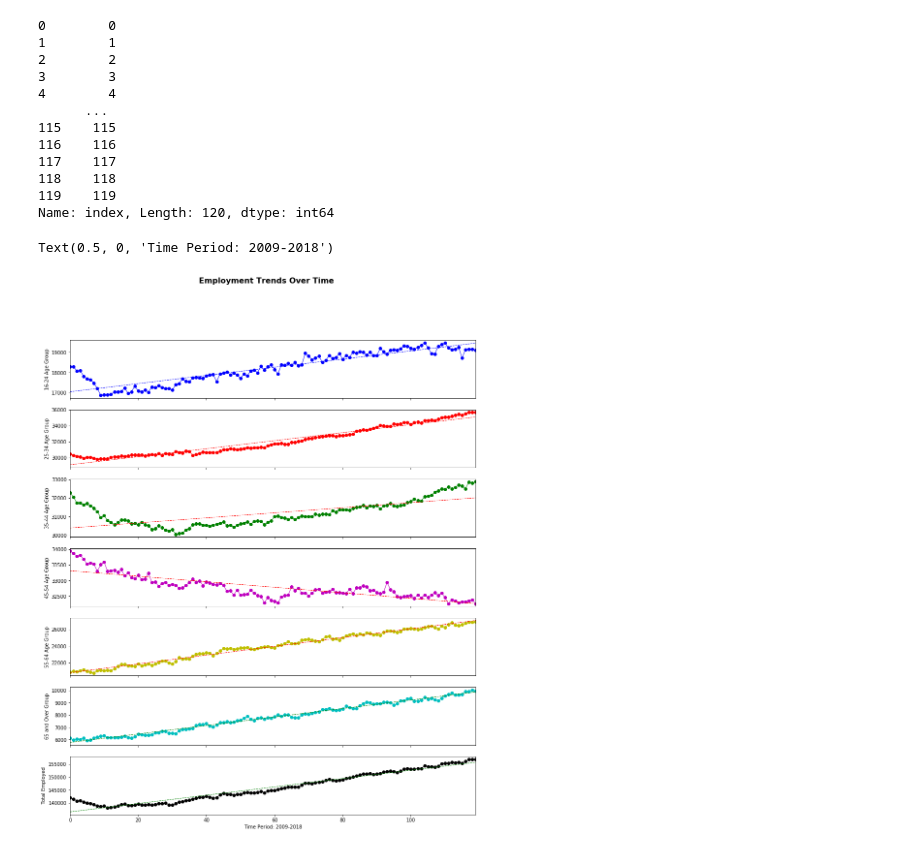
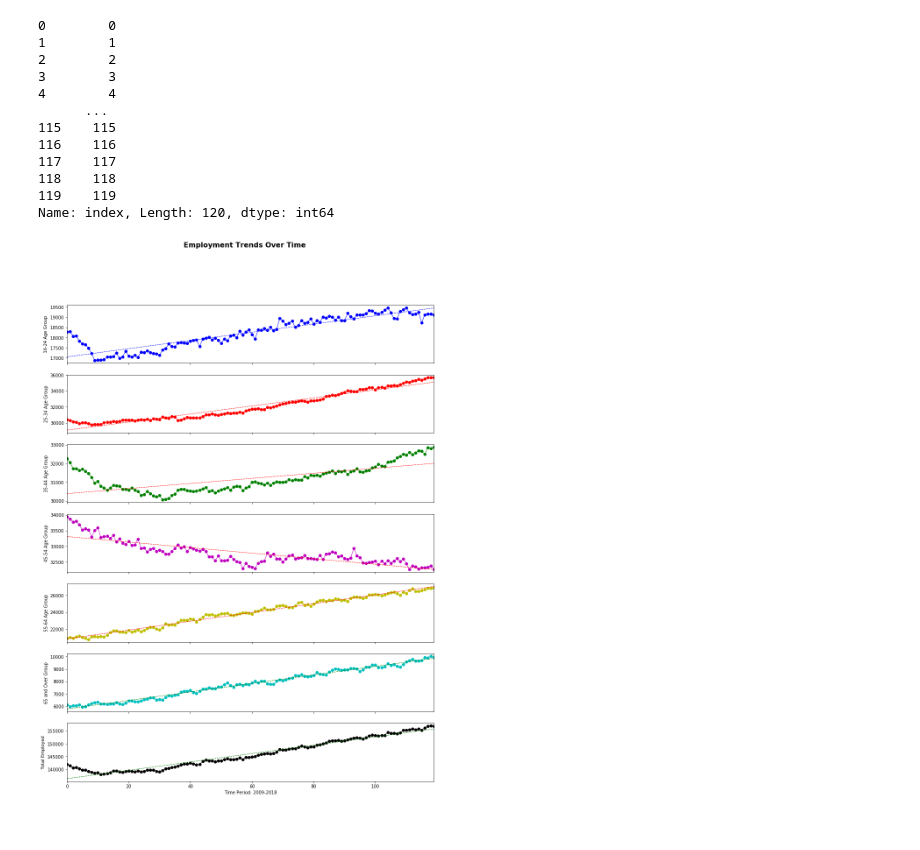
Before and after one commit to soraerae/Project-01-Employment-Data, a Jupyter notebook: job_age_csv.ipynb, the cells around one changed output. Saved outputs shown, nothing was run; the diff lists cells and outputs as text; code cells hidden in the pictures.

Commit message:
save regression charts

```diff
--- a/job_age_csv.ipynb
+++ b/job_age_csv.ipynb
@@ -380,38 +380,41 @@ g7_fit = g7_slope * time_index + g7_int
 # Plot Regression
 
 #plt.figure(figsize=(12,8))
-fig, (ax1, ax2, ax3, ax4, ax5, ax6, ax7) = plt.subplots(7, sharex=True, figsize=(15,18))
+fig, (ax1, ax2, ax3, ax4, ax5, ax6, ax7) = plt.subplots(7, sharex=True, figsize=(15,20))
 fig.suptitle("Employment Trends Over Time", fontsize=16, fontweight="bold")
 
 ax1.set_xlim(min(time_index), max(time_index))
 ax1.plot(time_index, trend_16_24, linewidth=1, marker="o", color="b")
 ax1.plot(time_index, g1_fit, "b--", linewidth=1)
 ax1.set_ylabel("16-24 Age Group")
 
 ax2.plot(time_index, trend_25_34, linewidth=1, marker="o", color="r")
 ax2.plot(time_index, g2_fit, "r--", linewidth=1)
 ax2.set_ylabel("25-34 Age Group")
 
 ax3.plot(time_index, trend_35_44, linewidth=1, marker="o", color="g")
 ax3.plot(time_index, g3_fit, "r--", linewidth=1)
 ax3.set_ylabel("35-44 Age Group")
 
 ax4.plot(time_index, trend_45_54, linewidth=1, marker="o", color="m")
 ax4.plot(time_index, g4_fit, "r--", linewidth=1)
 ax4.set_ylabel("45-54 Age Group")
 
 ax5.plot(time_index, trend_55_64, linewidth=1, marker="o", color="y")
 ax5.plot(time_index, g5_fit, "r--", linewidth=1)
 ax5.set_ylabel("55-64 Age Group")
 
 ax6.plot(time_index, trend_65_over, linewidth=1, marker="o", color="c")
 ax6.plot(time_index, g6_fit, "g--", linewidth=1)
 ax6.set_ylabel("65 and Over Group")
 
 ax7.plot(time_index, trend_total, linewidth=1, marker="o", color="k")
 ax7.plot(time_index, g7_fit, "g--", linewidth=1)
 ax7.set_ylabel("Total Employed")
 ax7.set_xlabel("Time Period: 2009-2018")
+
+plt.savefig('jobs_regression.png')
+
+plt.show()
 # %% [output]
-Text(0.5, 0, 'Time Period: 2009-2018')
-[figure, old version]
+[figure, new version]
```
Also changed, not shown: 1 other file.
